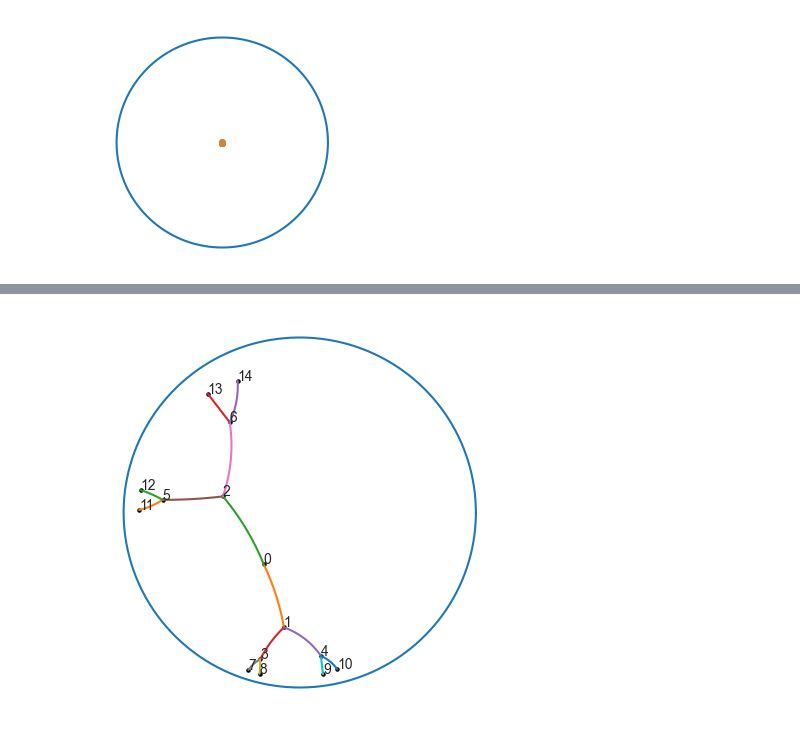
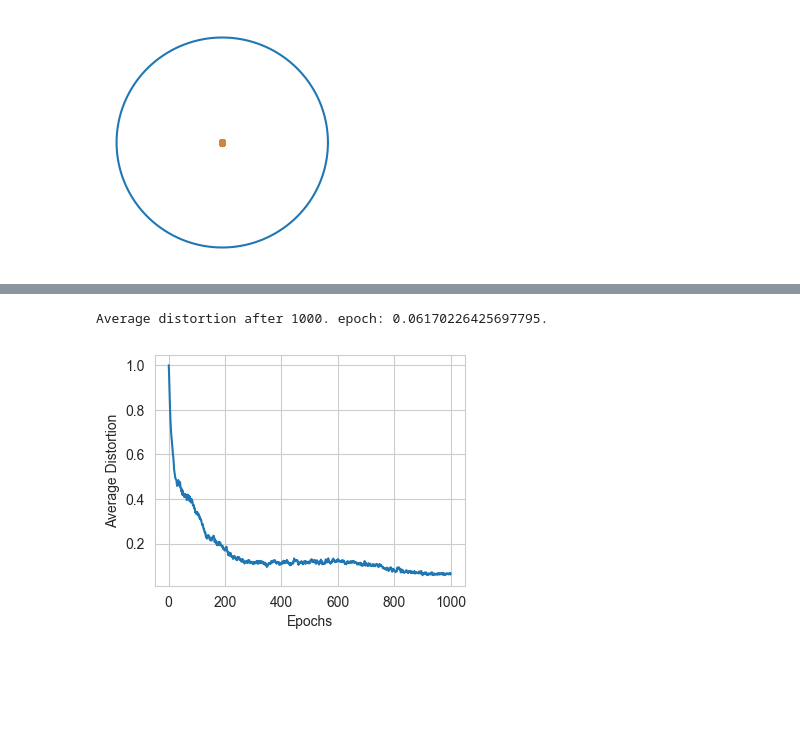
Before and after one commit to RaphaelVogt/Bachelorarbeit, a Jupyter notebook: Embedding_Tutorial.ipynb, the cells around one changed output, grey strips where cells are left out. Saved outputs shown, nothing was run; the diff lists cells and outputs as text; code cells hidden in the pictures; blank space fills up the shorter version.

```diff
--- a/Embedding_Tutorial.ipynb
+++ b/Embedding_Tutorial.ipynb
@@ -46,5 +32,15 @@ plt.show()
-# %%
-# visualize disk after optimization
-E.visualize(size_point=5, size_fig=5, show_circle=True, show_numbers=True, show_geodesics=True)
-# %% [output]
-[figure, removed]
+# %%
+# begin optimization
+# good parameters: 32 nodes -> batch_size=8, 64 nodes -> batch_size=16, 128 nodes -> batch_size=32
+epochs = 1000
+distortions = E.RSGD(num_epochs=epochs, autograd=True, distortion="avg", batch_size=16, line_search=True, learning_rate=None, decay=None, burn_in_epochs=None)
+# %% [output]
+Average distortion after 1000. epoch: 0.06170226425697795.
+# %%
+plt.figure(figsize=(4, 3))
+plt.plot(torch.arange(epochs+1), distortions)
+plt.xlabel("Epochs")
+plt.ylabel("Average Distortion")
+plt.show()
+# %% [output]
+[figure, added]
```
Also changed, not shown: parts of 6 cells of this notebook.
